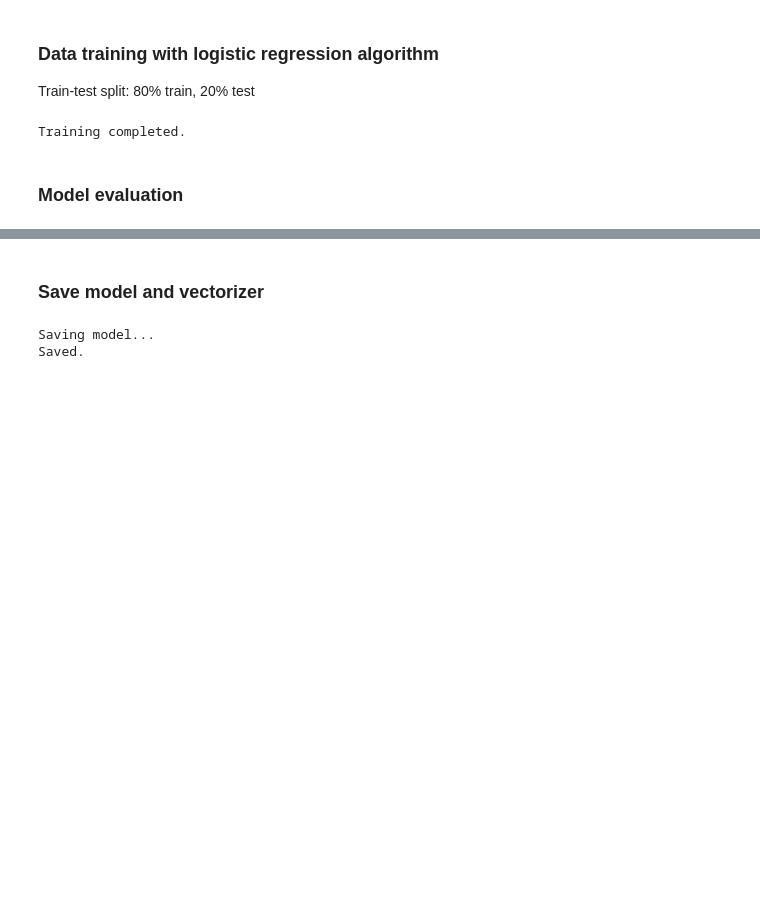
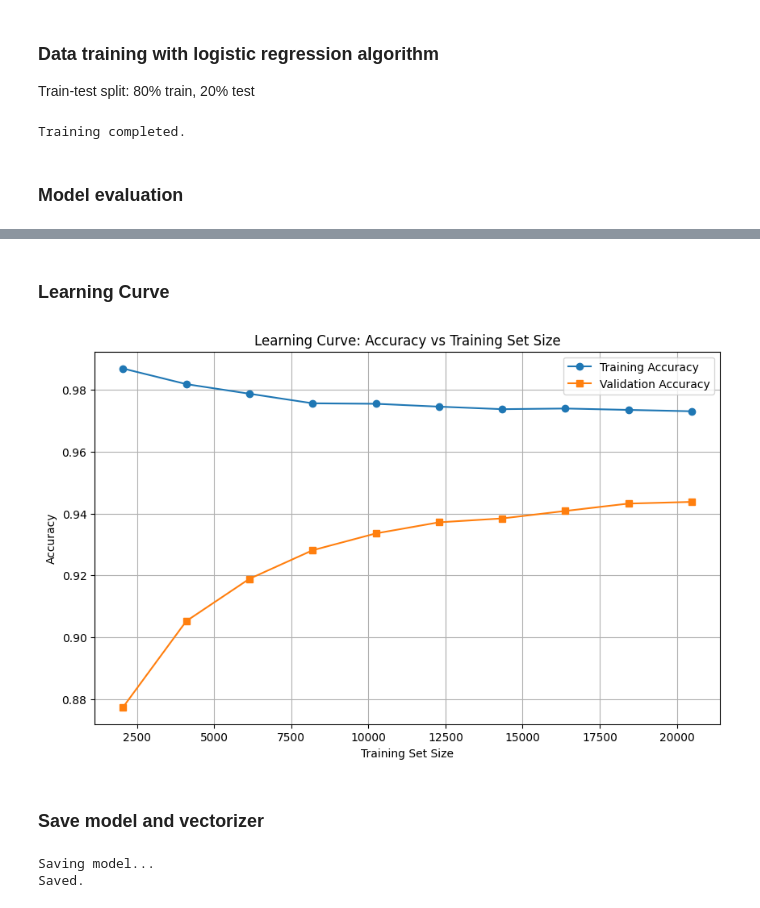
Before and after one commit to YKL-27/BMCS2203-AI-ASSIGNMENT, a Jupyter notebook: training.ipynb, the cells around one changed output, grey strips where cells are left out. Saved outputs shown, nothing was run; the diff lists cells and outputs as text; code cells hidden in the pictures; blank space fills up the shorter version.

```diff
--- a/training.ipynb
+++ b/training.ipynb
@@ -142,3 +143,32 @@ cancel_hotel_reservation       0.99      0.97      0.98       232
+# %% [markdown]
+### Learning Curve
+# %%
+train_sizes, train_scores, test_scores = learning_curve(
+    model,
+    X_train,
+    y_train,
+    cv=5,
+    scoring='accuracy',
+    train_sizes=np.linspace(0.1, 1.0, 10),  # 10 points from 10% to 100% data
+    n_jobs=-1
+)
+
+# Mean scores
+train_mean = train_scores.mean(axis=1)
+test_mean  = test_scores.mean(axis=1)
+
+plt.figure(figsize=(10, 6))
+plt.plot(train_sizes, train_mean, marker='o', label='Training Accuracy')
+plt.plot(train_sizes, test_mean, marker='s', label='Validation Accuracy')
+
+plt.title("Learning Curve: Accuracy vs Training Set Size")
+plt.xlabel("Training Set Size")
+plt.ylabel("Accuracy")
+plt.grid(True)
+plt.legend()
+plt.show()
+# %% [output]
+[figure, added]
 # %% [markdown]
 ### Save model and vectorizer
 # %%
```
Also changed, not shown: parts of 3 cells of this notebook, 3 other files.
